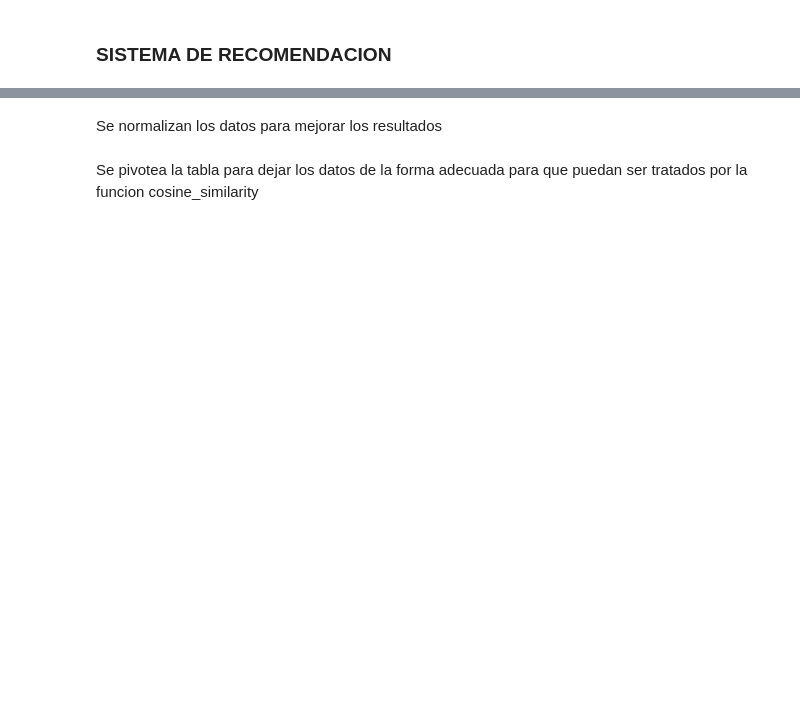
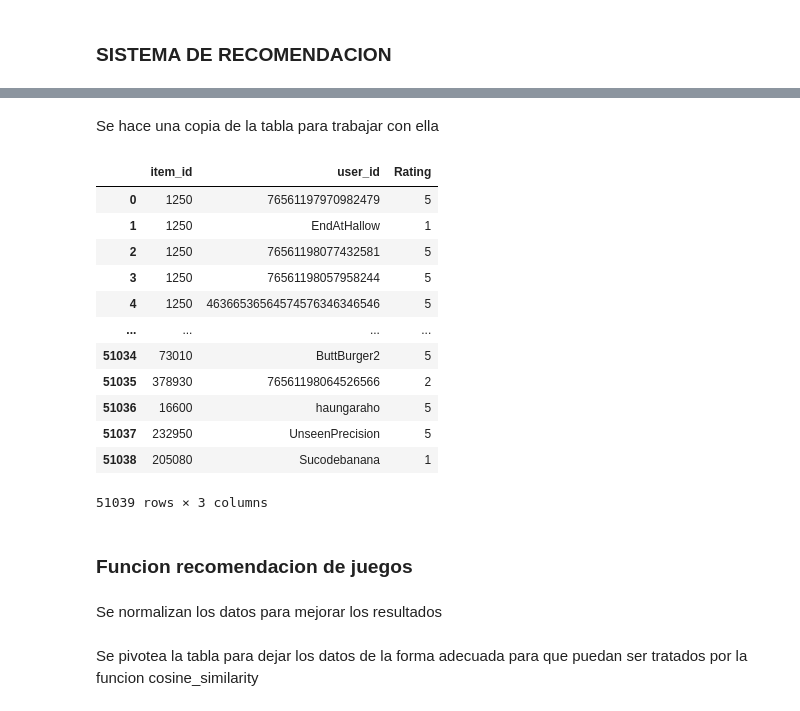
Before and after one commit to Rolando-Stiwan/PI1_MLOps_games, a Jupyter notebook: 5_sistema_recomendacion.ipynb, the cells around one changed output, grey strips where cells are left out. Drawn from its saved outputs; the diff is of its cells as text; code cells hidden in the pictures; blank space fills up the shorter version.

```diff
--- a/5_sistema_recomendacion.ipynb
+++ b/5_sistema_recomendacion.ipynb
@@ -31,3 +31,24 @@ training
+# %% [markdown]
+Se hace una copia de la tabla para trabajar con ella
+# %%
+training_1 = training.drop(columns=['item_name']).copy()
+training_1
+# %% [output]
+|  | item_id | user_id | Rating |
+| 0 | 1250 | 76561197970982479 | 5 |
+| 1 | 1250 | EndAtHallow | 1 |
+| 2 | 1250 | 76561198077432581 | 5 |
+| 3 | 1250 | 76561198057958244 | 5 |
+| 4 | 1250 | 46366536564574576346346546 | 5 |
+| ... | ... | ... | ... |
+| 51034 | 73010 | ButtBurger2 | 5 |
+| 51035 | 378930 | 76561198064526566 | 2 |
+| 51036 | 16600 | haungaraho | 5 |
+| 51037 | 232950 | UnseenPrecision | 5 |
+| 51038 | 205080 | Sucodebanana | 1 |
+51039 rows × 3 columns
+# %% [markdown]
+### Funcion  recomendacion de juegos
 # %% [markdown]
 Se normalizan los datos para mejorar los resultados
 # %%
```
Also changed, not shown: parts of 14 cells of this notebook, 9 other files.
